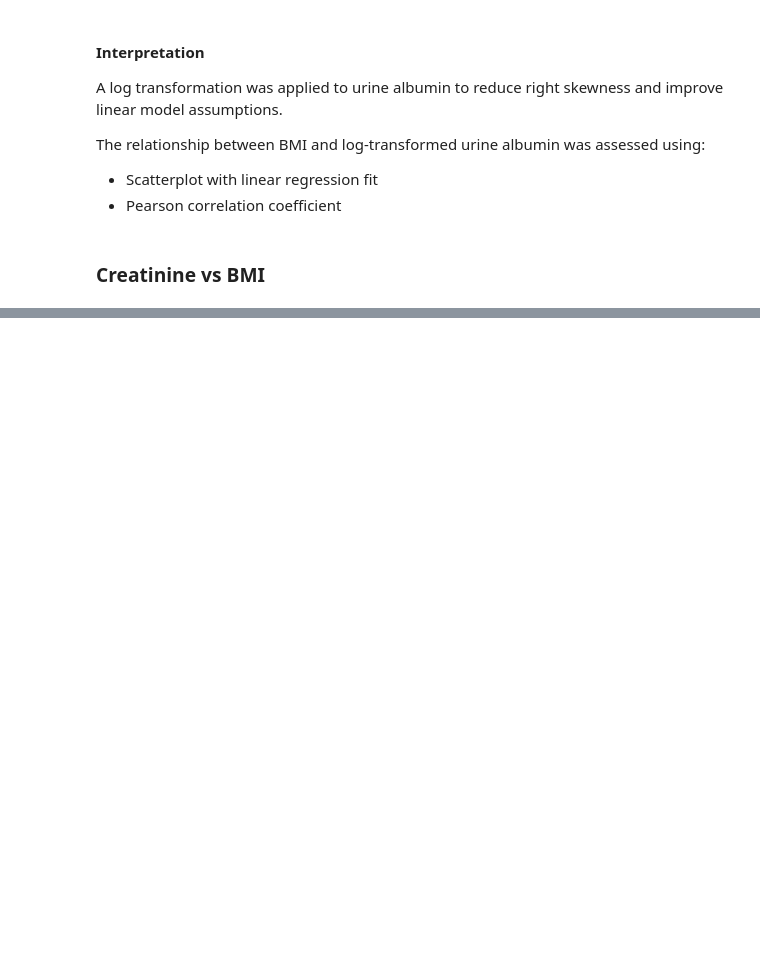
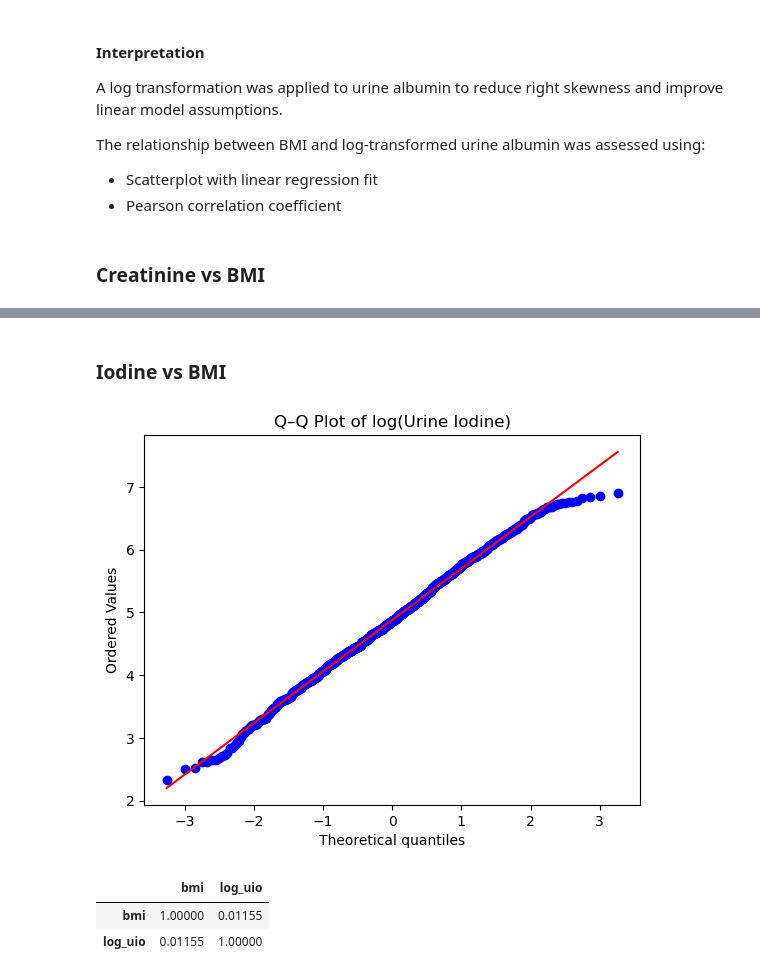
Before and after one commit to eudorach/portfolio_ds_projects, a Jupyter notebook: NHANES_analysis/notebooks/02_analysis/2.urine_lab_analysis_obese.ipynb, the cells around one changed output, grey strips where cells are left out. Drawn from its saved outputs; the diff is of its cells as text; code cells hidden in the pictures; blank space fills up the shorter version.

```diff
--- a/NHANES_analysis/notebooks/02_analysis/2.urine_lab_analysis_obese.ipynb
+++ b/NHANES_analysis/notebooks/02_analysis/2.urine_lab_analysis_obese.ipynb
@@ -145,0 +165,14 @@ plt.show()
+# %% [markdown]
+### Iodine vs BMI
+# %%
+stats.probplot(df_i_clean['log_uio'], dist="norm", plot=plt)
+plt.title("Q–Q Plot of log(Urine Iodine)")
+plt.show()
+# %% [output]
+[figure, added]
+# %%
+df_i_clean[['bmi','log_uio']].corr()
+# %% [output]
+|  | bmi | log_uio |
+| bmi | 1.00000 | 0.01155 |
+| log_uio | 0.01155 | 1.00000 |
```
Also changed, not shown: parts of 15 cells of this notebook.
